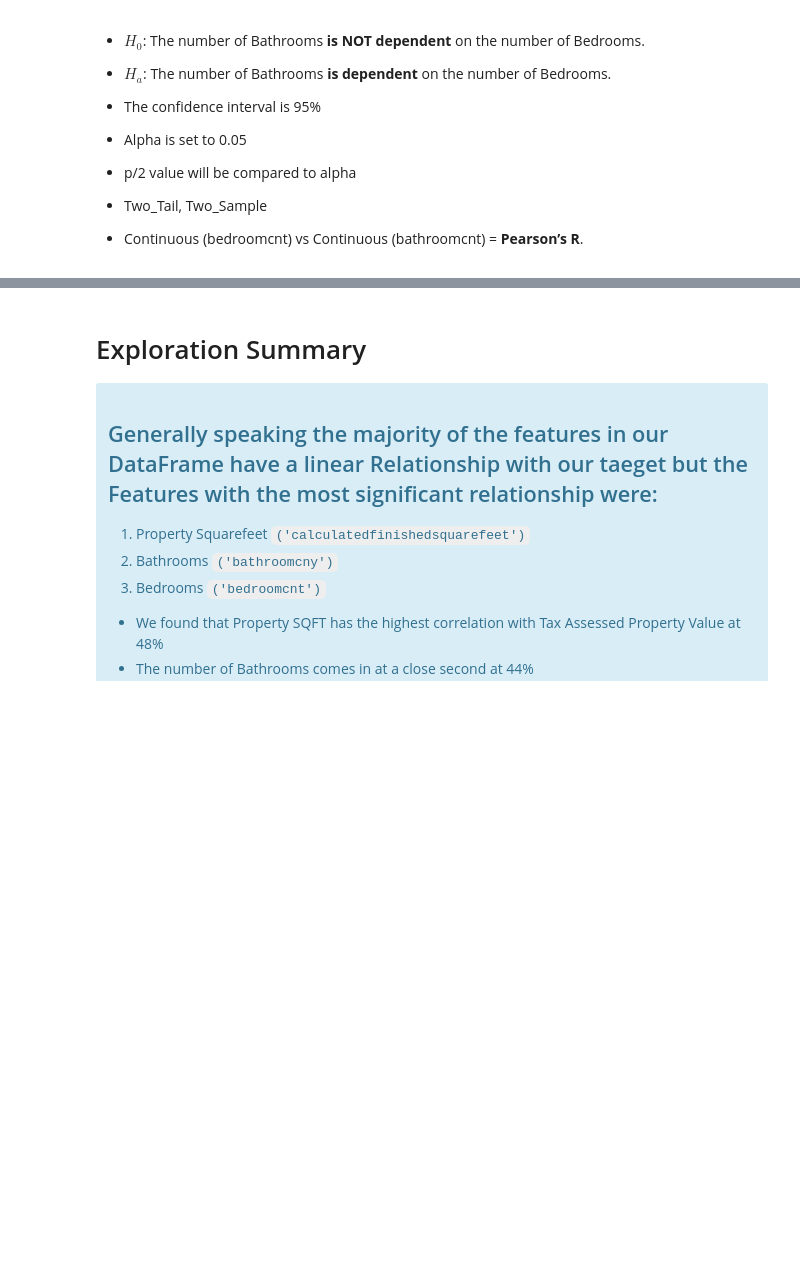
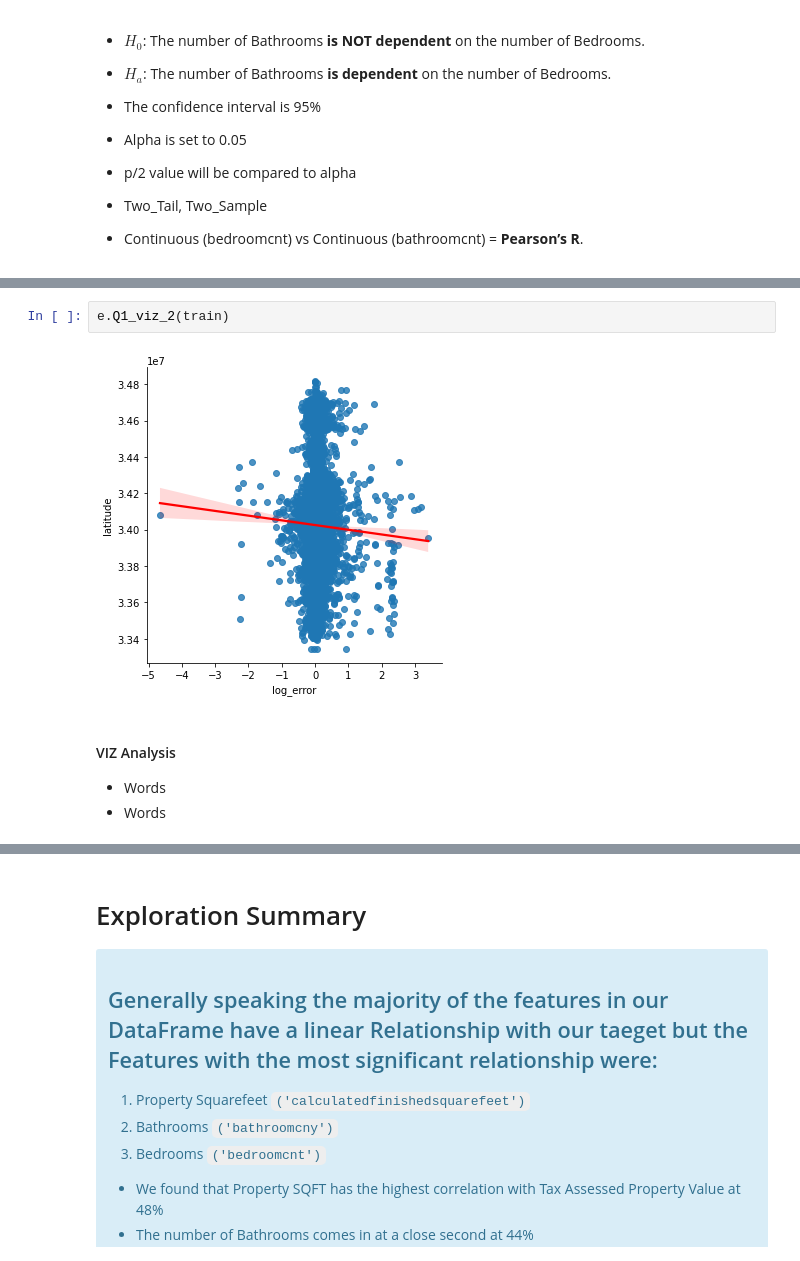
Before and after one commit to Codeup-Justin-Evans-Yvette-Ibarra/project_zillow_team, a Jupyter notebook: Final_Report_Zillow_Team_Project.ipynb, the cells around one changed output, grey strips where cells are left out. Cells and saved outputs as stored; diff of their text form; blank space fills up the shorter version.

```diff
--- a/Final_Report_Zillow_Team_Project.ipynb
+++ b/Final_Report_Zillow_Team_Project.ipynb
@@ -392,0 +282,8 @@ train.head(3)
+# %%
+e.Q1_viz_2(train)
+# %% [output]
+[figure, added]
+# %% [markdown]
+#### VIZ Analysis
+* Words
+* Words
```
Also changed, not shown: parts of 70 cells of this notebook, 2 other files.
